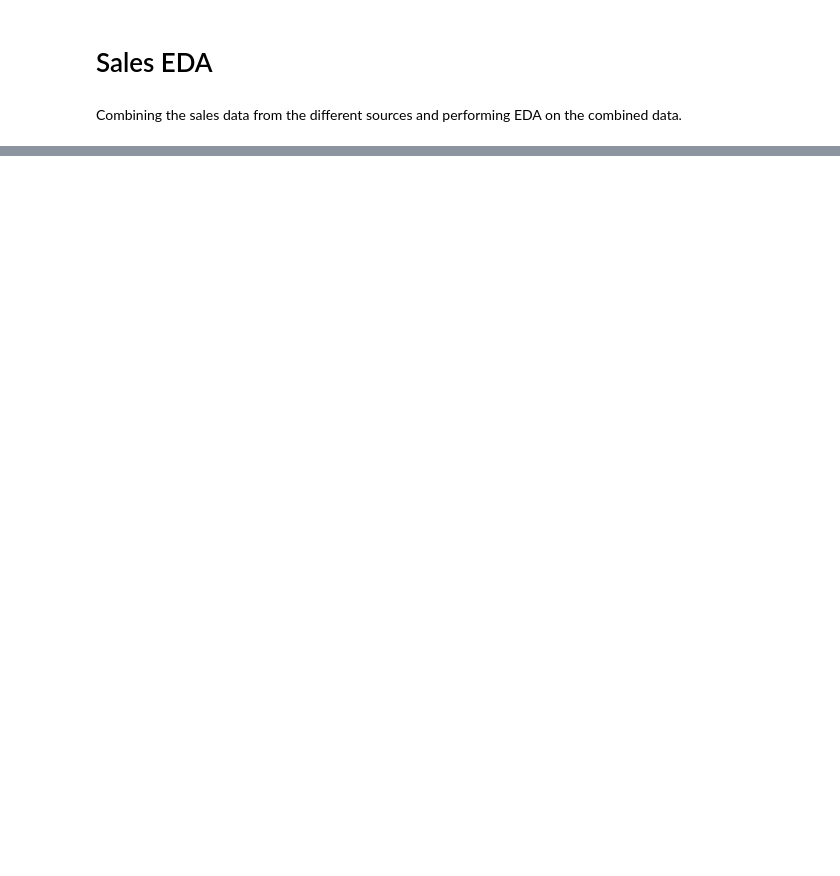
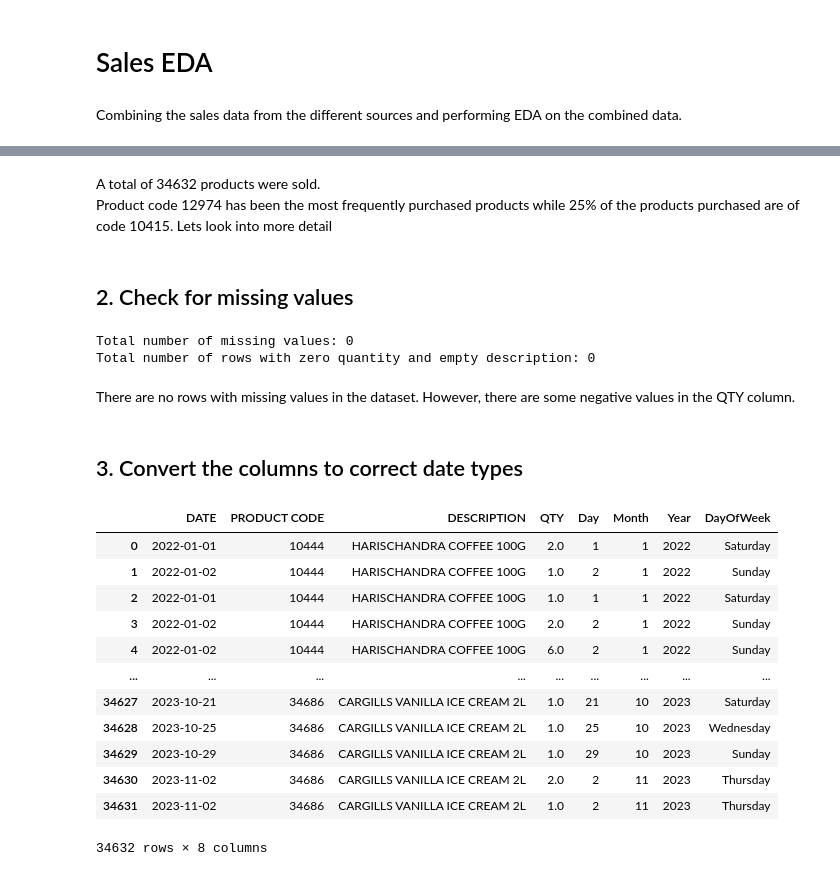
Before and after one commit to hammaadrizwan/marketwiz, a Jupyter notebook: SalesEDA.ipynb, the cells around one changed output, grey strips where cells are left out. Cells and saved outputs as stored; diff of their text form; code cells hidden in the pictures; blank space fills up the shorter version.

Commit message:
No missing values, proceeding with EDA(data cleaning phase)

```diff
--- a/SalesEDA.ipynb
+++ b/SalesEDA.ipynb
@@ -75,0 +72,47 @@ final_df
+# %% [markdown]
+A total of 34632 products were sold. <br>
+Product code 12974 has been the most frequently purchased products while 25% of the products purchased are of code 10415. Lets look into more detail
+# %% [markdown]
+<h2>2. Check for missing values</h2>
+# %%
+missingValues = final_df.isna().sum().sum()
+print(f'Total number of missing values: {missingValues}')
+
+zero_quantity = final_df['QTY'] == 0
+empty_description = final_df['DESCRIPTION'].isna()
+
+total = (zero_quantity & empty_description).sum()
+print(f'Total number of rows with zero quantity and empty description: {total}')
+# %% [output]
+Total number of missing values: 0
+Total number of rows with zero quantity and empty description: 0
+# %% [markdown]
+There are no rows with missing values in the dataset. However, there are some negative values in the QTY column.
+# %% [markdown]
+<h2>3. Convert the columns to correct date types</h2>
+# %%
+import pandas as pd
+
+df= final_df.copy()
+df['DATE'] = pd.to_datetime(df['DATE'], format='%d/%m/%Y')  # Specify the correct date format
+
+df['Day'] = df['DATE'].dt.day
+df['Month'] = df['DATE'].dt.month
+df['Year'] = df['DATE'].dt.year
+df['DayOfWeek'] = df['DATE'].dt.day_name()
+
+df
+# %% [output]
+|  | DATE | PRODUCT CODE | DESCRIPTION | QTY | Day | Month | Year | DayOfWeek |
+| 0 | 2022-01-01 | 10444 | HARISCHANDRA COFFEE 100G | 2.0 | 1 | 1 | 2022 | Saturday |
+| 1 | 2022-01-02 | 10444 | HARISCHANDRA COFFEE 100G | 1.0 | 2 | 1 | 2022 | Sunday |
+| 2 | 2022-01-01 | 10444 | HARISCHANDRA COFFEE 100G | 1.0 | 1 | 1 | 2022 | Saturday |
+| 3 | 2022-01-02 | 10444 | HARISCHANDRA COFFEE 100G | 2.0 | 2 | 1 | 2022 | Sunday |
+| 4 | 2022-01-02 | 10444 | HARISCHANDRA COFFEE 100G | 6.0 | 2 | 1 | 2022 | Sunday |
+| ... | ... | ... | ... | ... | ... | ... | ... | ... |
+| 34627 | 2023-10-21 | 34686 | CARGILLS VANILLA ICE CREAM 2L | 1.0 | 21 | 10 | 2023 | Saturday |
+| 34628 | 2023-10-25 | 34686 | CARGILLS VANILLA ICE CREAM 2L | 1.0 | 25 | 10 | 2023 | Wednesday |
+| 34629 | 2023-10-29 | 34686 | CARGILLS VANILLA ICE CREAM 2L | 1.0 | 29 | 10 | 2023 | Sunday |
+| 34630 | 2023-11-02 | 34686 | CARGILLS VANILLA ICE CREAM 2L | 2.0 | 2 | 11 | 2023 | Thursday |
+| 34631 | 2023-11-02 | 34686 | CARGILLS VANILLA ICE CREAM 2L | 1.0 | 2 | 11 | 2023 | Thursday |
+34632 rows × 8 columns
```
Also changed, not shown: parts of 9 cells of this notebook.
